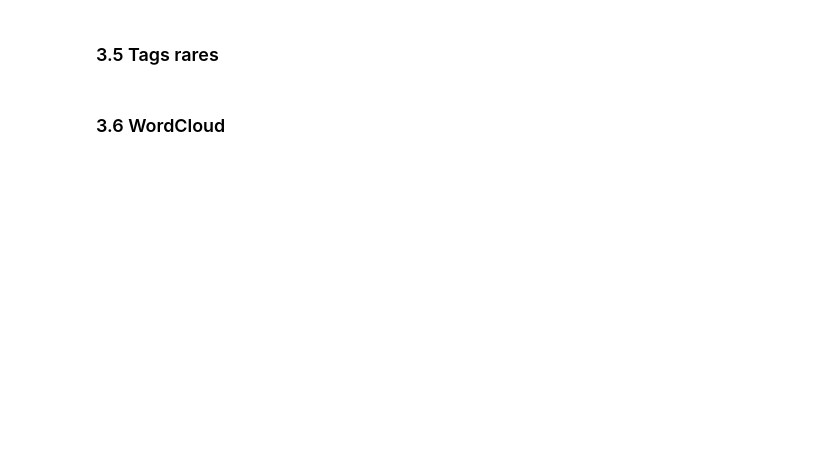
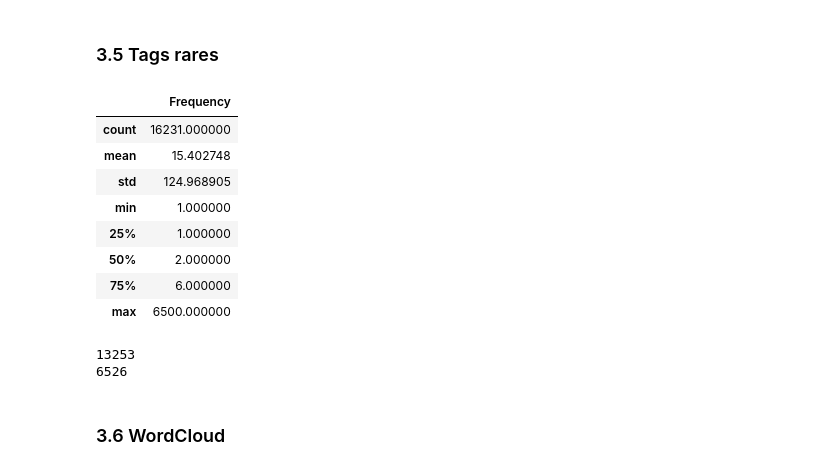
Before and after one commit to Kiwinokoto/ML_student, a Jupyter notebook: notebooks/Oudelet_Kevin_1_notebook_exploration_271123.ipynb, the cells around one changed output. Saved outputs shown, nothing was run; the diff lists cells and outputs as text; code cells hidden in the pictures; blank space fills up the shorter version.

```diff
--- a/notebooks/Oudelet_Kevin_1_notebook_exploration_271123.ipynb
+++ b/notebooks/Oudelet_Kevin_1_notebook_exploration_271123.ipynb
@@ -1004,21 +1290,38 @@ plt.show()
 # %% [markdown]
 ### 3.5 Tags rares
+# %%
+df_freq.describe()
+# %% [output]
+|  | Frequency |
+| count | 16231.000000 |
+| mean | 15.402748 |
+| std | 124.968905 |
+| min | 1.000000 |
+| 25% | 1.000000 |
+| 50% | 2.000000 |
+| 75% | 6.000000 |
+| max | 6500.000000 |
 # %%
 # A l'inverse, certains tags sont rares
 
 # Count tags with frequency less than 10
-tags_below_10 = sum(1 for frequency in sorted_tag_frequencies.values() if frequency < 10)
-print(tags_below_10)
+nb_tags_below_10 = sum(1 for frequency in sorted_tag_frequencies.values() if frequency < 10)
+print(nb_tags_below_10)
 
 # voire tres rares
 # tags hapax (1 seule occurence)
+# (= + d'un tiers du corpus de tags)
 
 # Count tags with frequency less than 2
-tags_below_2 = sum(1 for frequency in sorted_tag_frequencies.values() if frequency < 2)
-print(tags_below_2)
+nb_tags_below_2 = sum(1 for frequency in sorted_tag_frequencies.values() if frequency < 2)
+print(nb_tags_below_2)
 
 # On les supprime ?
-# seuil ?
+# seuil ? qq part entre 6 et 300 ?
+# On risque de créer des targets vides, à vérifier
+# %% [output]
+13253
+6526
 # %% [markdown]
 ### 3.6 WordCloud
 # %%
```
Also changed, not shown: parts of 47 cells of this notebook.
